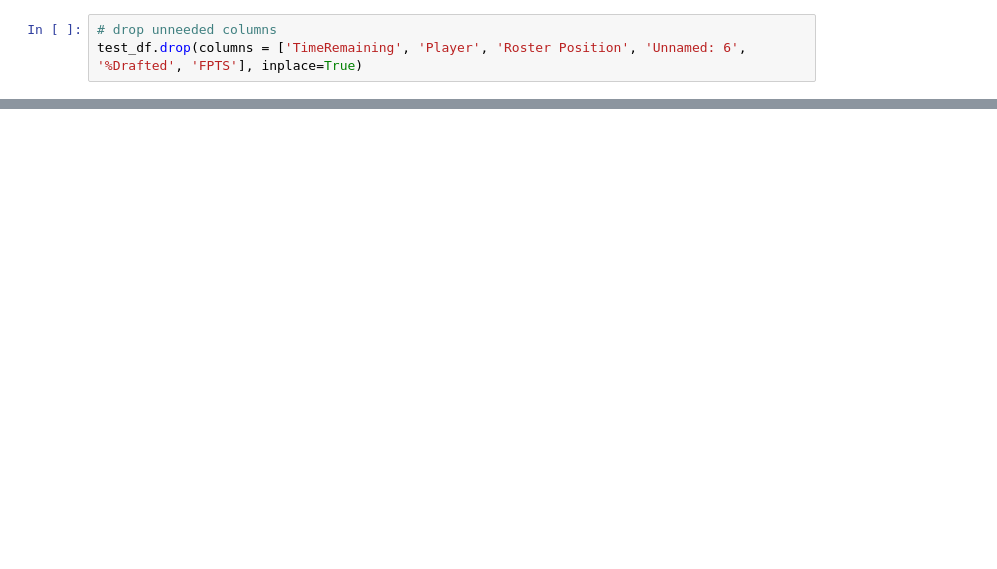
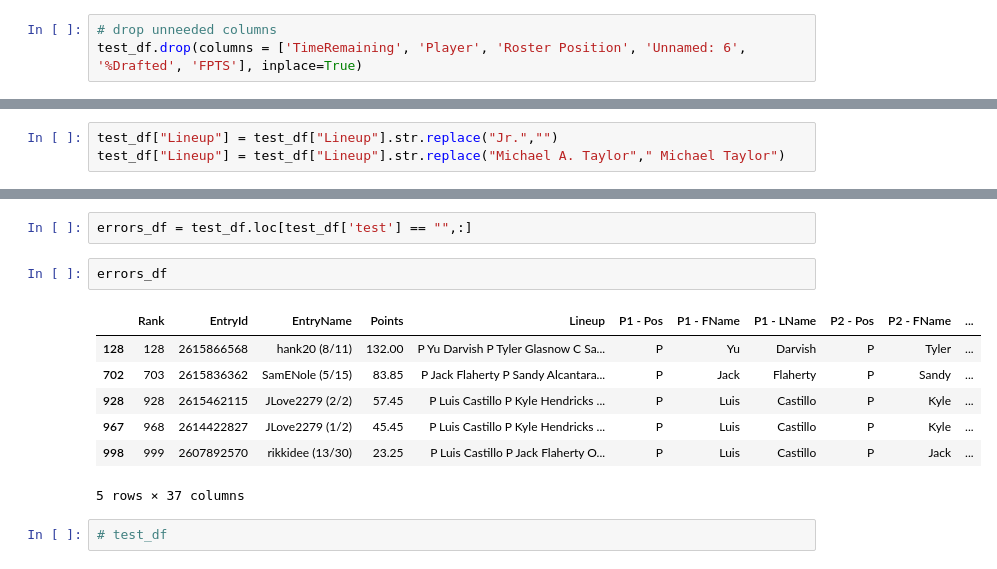
Before and after one commit to rileyfritz/roto-analyzer, a Jupyter notebook: app.ipynb, the cells around one changed output, grey strips where cells are left out. Cells and saved outputs as stored; diff of their text form; blank space fills up the shorter version.

```diff
--- a/app.ipynb
+++ b/app.ipynb
@@ -46,2 +88,5 @@ test_df.head()
+# %%
+test_df["Lineup"] = test_df["Lineup"].str.replace("Jr.","")
+test_df["Lineup"] = test_df["Lineup"].str.replace("Michael A. Taylor"," Michael Taylor")
 # %%
 #trying to split off into seperate columns for each player
@@ -52,0 +108,14 @@ test_df.head()
+# %%
+errors_df = test_df.loc[test_df['test'] == "",:]
+# %%
+errors_df
+# %% [output]
+|  | Rank | EntryId | EntryName | Points | Lineup | P1 - Pos | P1 - FName | P1 - LName | P2 - Pos | P2 - FName | ... |
+| 128 | 128 | 2615866568 | hank20 (8/11) | 132.00 | P Yu Darvish P Tyler Glasnow C Sa... | P | Yu | Darvish | P | Tyler | ... |
+| 702 | 703 | 2615836362 | SamENole (5/15) | 83.85 | P Jack Flaherty P Sandy Alcantara... | P | Jack | Flaherty | P | Sandy | ... |
+| 928 | 928 | 2615462115 | JLove2279 (2/2) | 57.45 | P Luis Castillo P Kyle Hendricks ... | P | Luis | Castillo | P | Kyle | ... |
+| 967 | 968 | 2614422827 | JLove2279 (1/2) | 45.45 | P Luis Castillo P Kyle Hendricks ... | P | Luis | Castillo | P | Kyle | ... |
+| 998 | 999 | 2607892570 | rikkidee (13/30) | 23.25 | P Luis Castillo P Jack Flaherty O... | P | Luis | Castillo | P | Jack | ... |
+5 rows × 37 columns
+# %%
+# test_df
```
Also changed, not shown: parts of 11 cells of this notebook, 2 other files.
